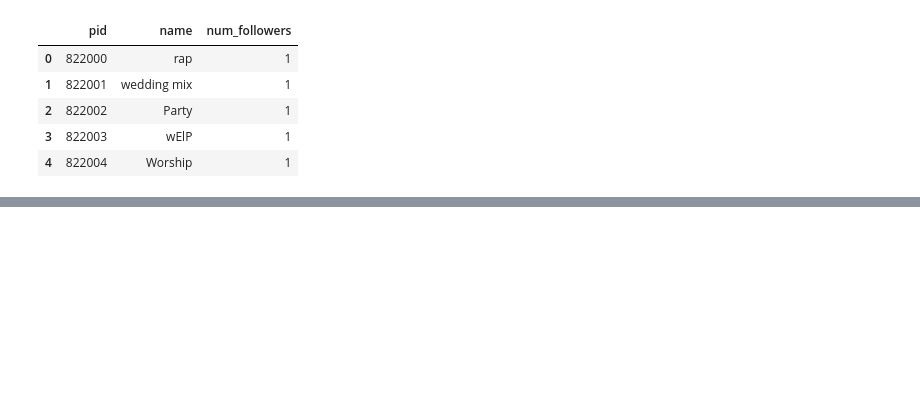
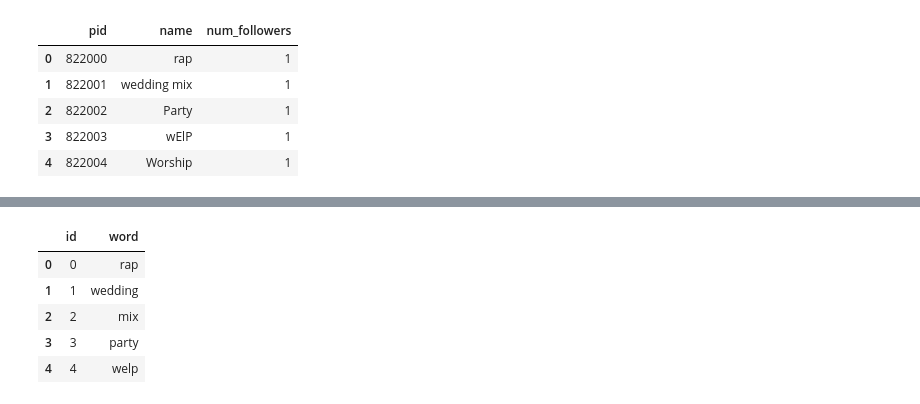
Before and after one commit to vadimfb/playlist_continuation, a Jupyter notebook: code/statistics.ipynb, the cells around one changed output, grey strips where cells are left out. Cells and saved outputs as stored; diff of their text form; code cells hidden in the pictures; blank space fills up the shorter version.

```diff
--- a/code/statistics.ipynb
+++ b/code/statistics.ipynb
@@ -236,0 +247,13 @@ grouped.count().sort_values(by='id', ascending=False)[50:100]
+# %%
+stop_words = stopwords.words('english') + ['music', 'song', 'songs', 'playlist', '', 'good']
+# %%
+words_in_names = np.array([word for word in words_in_names if word not in stop_words])
+words = pd.DataFrame({'word': words_in_names, 'id':np.arange(words_in_names.shape[0])})
+words.head()
+# %% [output]
+|  | id | word |
+| 0 | 0 | rap |
+| 1 | 1 | wedding |
+| 2 | 2 | mix |
+| 3 | 3 | party |
+| 4 | 4 | welp |
```
Also changed, not shown: parts of 50 cells of this notebook, 7 other files.
